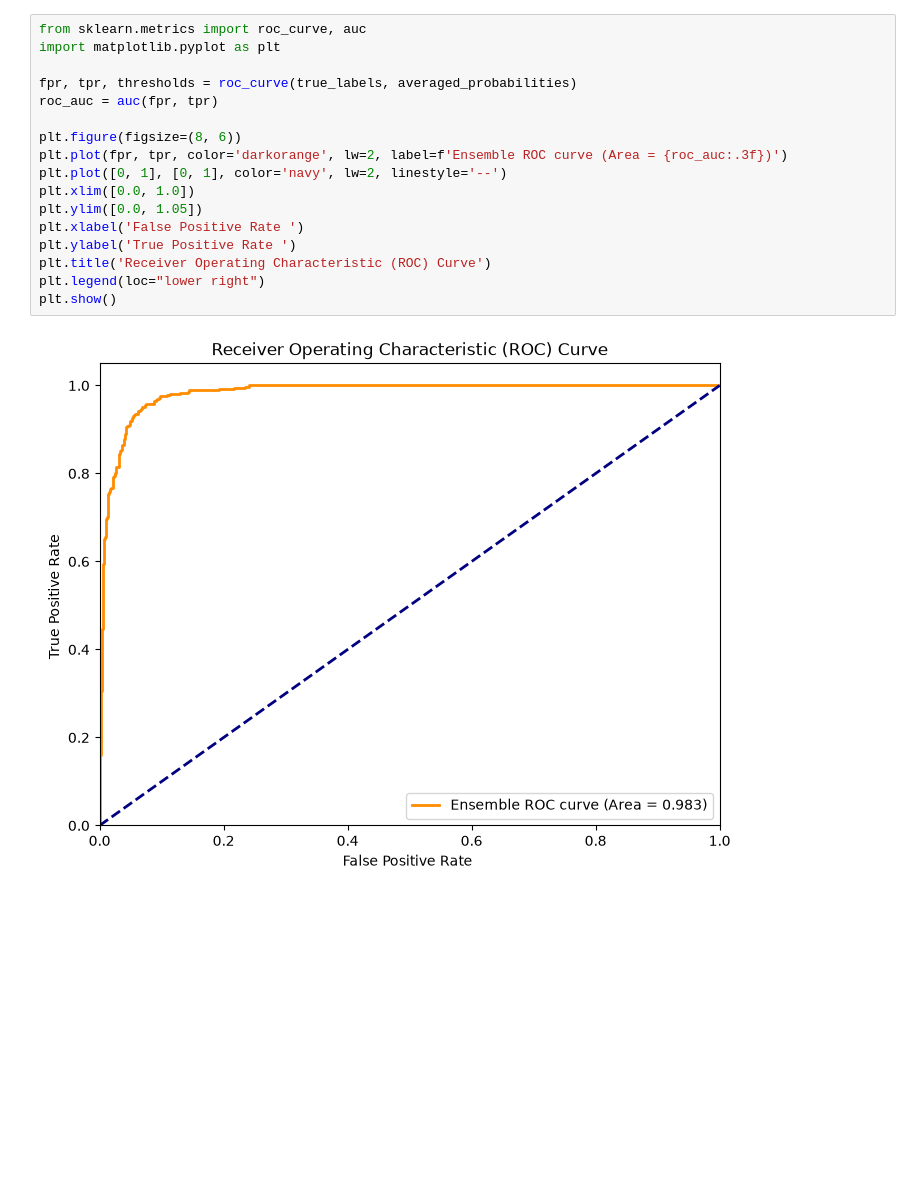
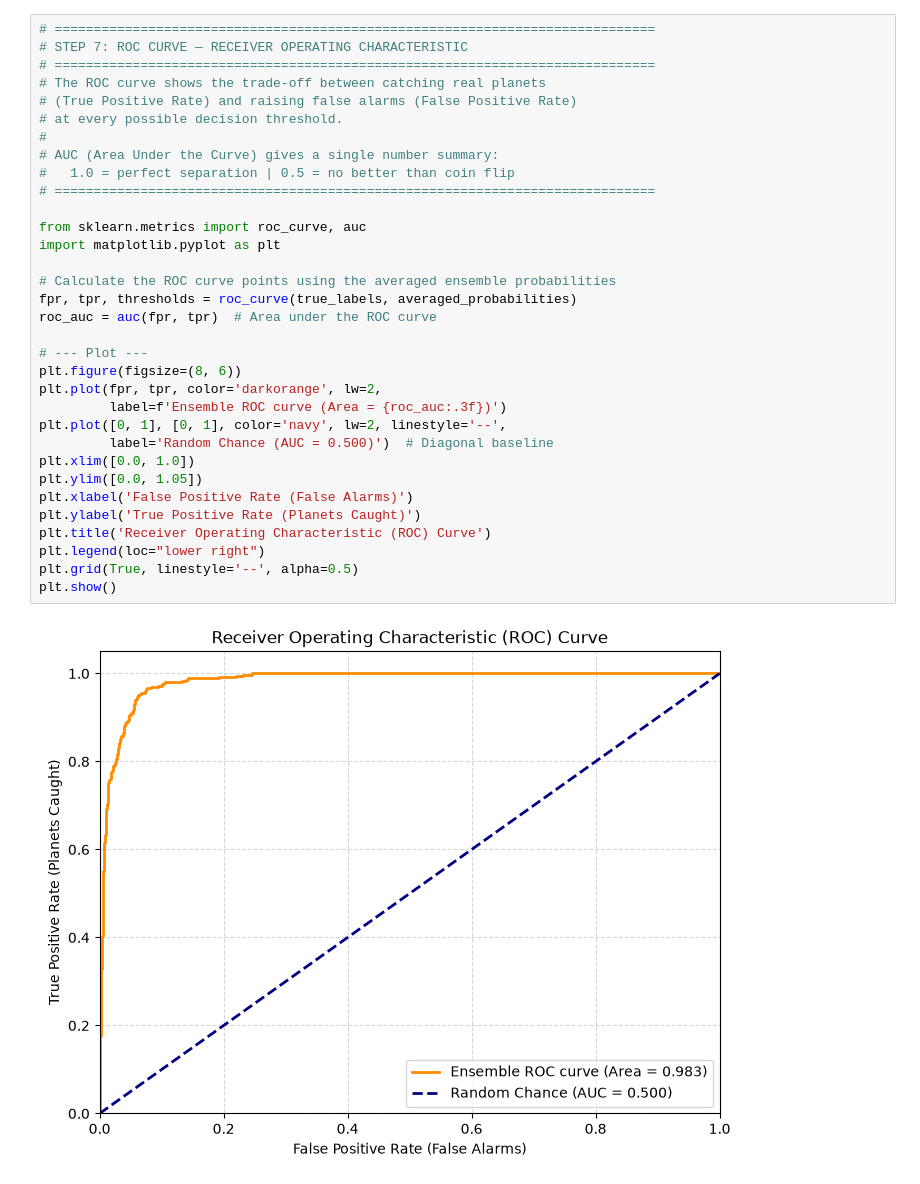
Before and after one commit to Aditya290604/Exoplanet-transit-classifier, a Jupyter notebook: Identifying_Exoplanets_with_Deep_Learning.ipynb, the cells around one changed output. Saved outputs shown, nothing was run; the diff lists cells and outputs as text; blank space fills up the shorter version.

```diff
--- a/Identifying_Exoplanets_with_Deep_Learning.ipynb
+++ b/Identifying_Exoplanets_with_Deep_Learning.ipynb
@@ -260,19 +429,35 @@ Recall:    86.67%
 # %%
+# =============================================================================
+# STEP 7: ROC CURVE — RECEIVER OPERATING CHARACTERISTIC
+# =============================================================================
+# The ROC curve shows the trade-off between catching real planets
+# (True Positive Rate) and raising false alarms (False Positive Rate)
+# at every possible decision threshold.
+#
+# AUC (Area Under the Curve) gives a single number summary:
+#   1.0 = perfect separation | 0.5 = no better than coin flip
+# =============================================================================
+
 from sklearn.metrics import roc_curve, auc
 import matplotlib.pyplot as plt
 
+# Calculate the ROC curve points using the averaged ensemble probabilities
 fpr, tpr, thresholds = roc_curve(true_labels, averaged_probabilities)
-roc_auc = auc(fpr, tpr)
+roc_auc = auc(fpr, tpr)  # Area under the ROC curve
 
+# --- Plot ---
 plt.figure(figsize=(8, 6))
-plt.plot(fpr, tpr, color='darkorange', lw=2, label=f'Ensemble ROC curve (Area = {roc_auc:.3f})')
-plt.plot([0, 1], [0, 1], color='navy', lw=2, linestyle='--')
+plt.plot(fpr, tpr, color='darkorange', lw=2,
+         label=f'Ensemble ROC curve (Area = {roc_auc:.3f})')
+plt.plot([0, 1], [0, 1], color='navy', lw=2, linestyle='--',
+         label='Random Chance (AUC = 0.500)')  # Diagonal baseline
 plt.xlim([0.0, 1.0])
 plt.ylim([0.0, 1.05])
-plt.xlabel('False Positive Rate ')
-plt.ylabel('True Positive Rate ')
+plt.xlabel('False Positive Rate (False Alarms)')
+plt.ylabel('True Positive Rate (Planets Caught)')
 plt.title('Receiver Operating Characteristic (ROC) Curve')
 plt.legend(loc="lower right")
+plt.grid(True, linestyle='--', alpha=0.5)
 plt.show()
 # %% [output]
-[figure, old version]
+[figure, new version]
```
Also changed, not shown: parts of 24 cells of this notebook, 20 other files.
